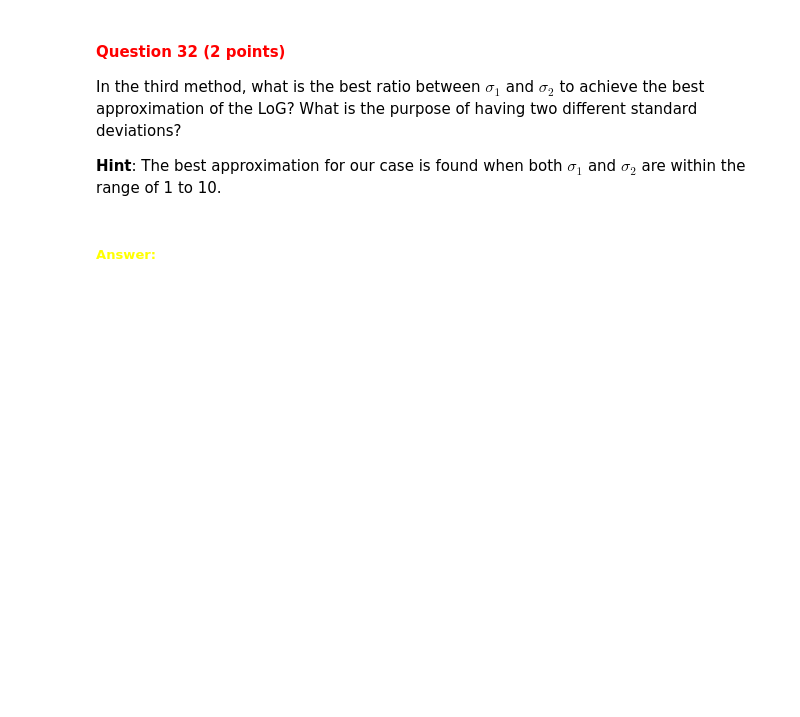
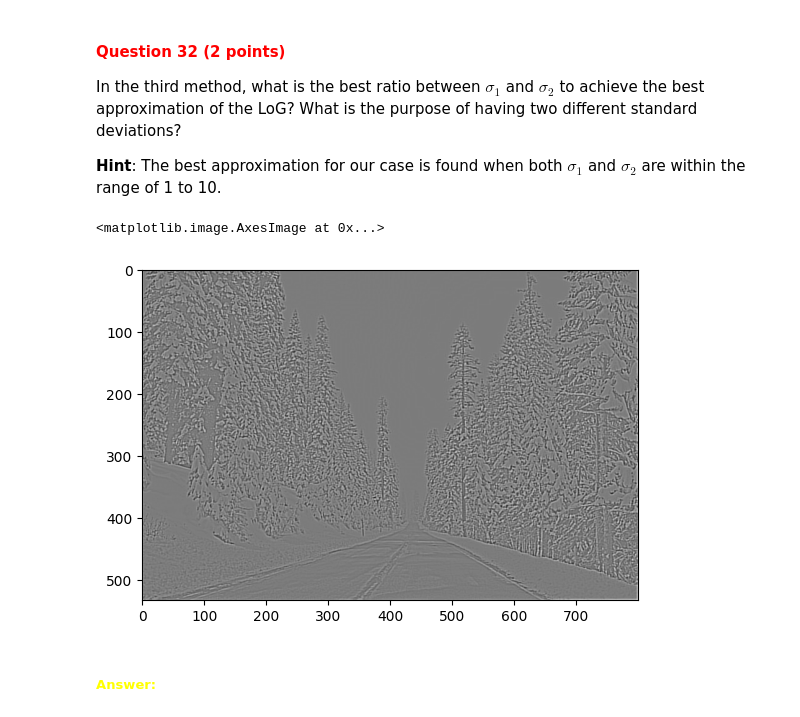
Before and after one commit to meherc99/group44_cv_labs, a Jupyter notebook: cv1-lab-2/cv1-lab-2.ipynb, the cells around one changed output. Saved outputs shown, nothing was run; the diff lists cells and outputs as text; code cells hidden in the pictures; blank space fills up the shorter version.

```diff
--- a/cv1-lab-2/cv1-lab-2.ipynb
+++ b/cv1-lab-2/cv1-lab-2.ipynb
@@ -976,3 +1045,11 @@ In the third method, what is the best ratio between $\sigma_1$ and $\sigma_2$ to
+# %%
+# YOUR CODE HERE
+log_image_3 = compute_laplacian_of_gaussian(image, method=3, sigma_1=1, sigma_2=10.0)
+# %%
+plt.imshow(log_image_3, cmap='gray')
+# %% [output]
+<matplotlib.image.AxesImage at 0x...>
+[figure, added]
 # %% [markdown]
 ##### <font color='yellow'>Answer:</font>
 # %% [markdown]
```
Also changed, not shown: parts of 17 cells of this notebook.
